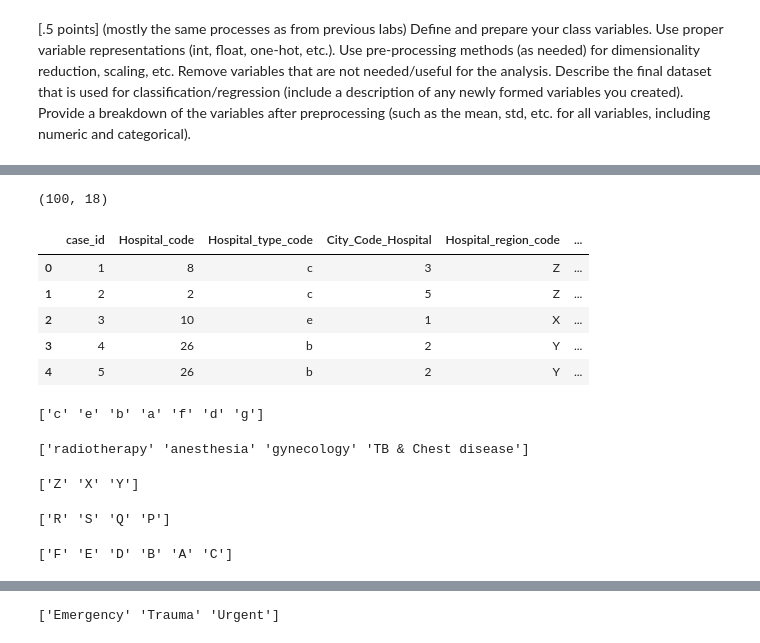
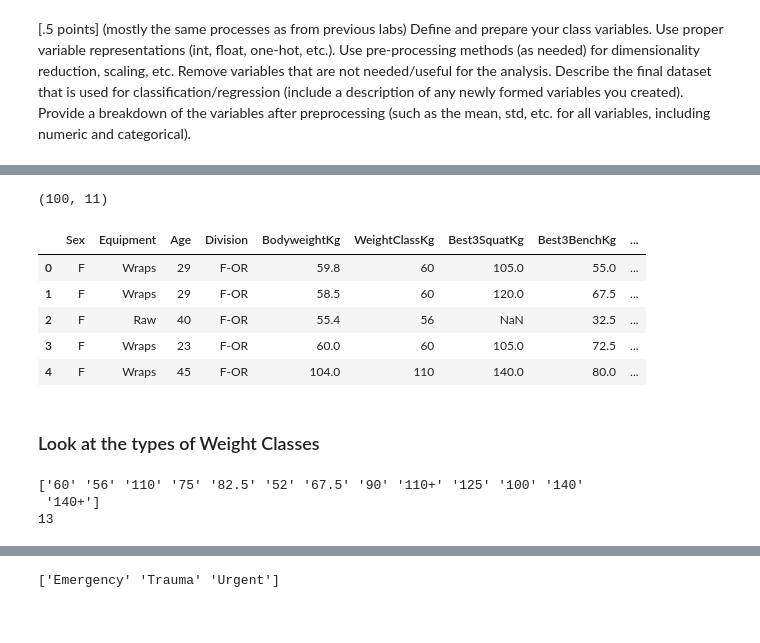
Before and after one commit to calebm00re/S22-ml03, a Jupyter notebook: notebook.ipynb, the cells around one changed output, grey strips where cells are left out. Cells and saved outputs as stored; diff of their text form; code cells hidden in the pictures.

```diff
--- a/notebook.ipynb
+++ b/notebook.ipynb
@@ -39,2 +107,31 @@ We plan to shoot for around 60% to keep our expectations realistic but also sign
+# %%
+cols_to_drop = [
+    'Name',
+    'Event',
+    'TotalKg',
+    'AgeClass',
+    'Squat1Kg',
+    'Squat2Kg',
+    'Squat3Kg',
+    'Squat4Kg',
+    'Bench1Kg',
+    'Bench2Kg',
+    'Bench3Kg',
+    'Bench4Kg',
+    'Deadlift1Kg',
+    'Deadlift2Kg',
+    'Deadlift3Kg',
+    'Deadlift4Kg',
+    'Place',
+    'Wilks',
+    'McCulloch',
+    'Glossbrenner',
+    'IPFPoints',
+    'MeetCountry',
+    'MeetState',
+    'MeetName',
+    'Country',
+    'Date',
+]
 # %% [markdown]
 [.5 points] (mostly the same processes as from previous labs) Define and prepare your class variables. Use proper variable representations (int, float, one-hot, etc.). Use pre-processing methods (as needed) for dimensionality reduction, scaling, etc. Remove variables that are not needed/useful for the analysis. Describe the final dataset that is used for classification/regression (include a description of any newly formed variables you created). Provide a breakdown of the variables after preprocessing (such as the mean, std, etc. for all variables, including numeric and categorical).
@@ -41,34 +149,25 @@ We plan to shoot for around 60% to keep our expectations realistic but also sign
 # %%
 # lets look at the data
-df = pd.read_csv('data/train.csv', nrows=100)
+df = pd.read_csv('data/openpowerlifting.csv', nrows=100)
+# Drop the columns we don't need
+df = df.drop(cols_to_drop, axis=1)
 print(df.shape)
 df.head()
 # %% [output]
-(100, 18)
+(100, 11)
-|  | case_id | Hospital_code | Hospital_type_code | City_Code_Hospital | Hospital_region_code | ... |
-| 0 | 1 | 8 | c | 3 | Z | ... |
-| 1 | 2 | 2 | c | 5 | Z | ... |
-| 2 | 3 | 10 | e | 1 | X | ... |
-| 3 | 4 | 26 | b | 2 | Y | ... |
-| 4 | 5 | 26 | b | 2 | Y | ... |
+|  | Sex | Equipment | Age | Division | BodyweightKg | WeightClassKg | Best3SquatKg | Best3BenchKg | ... |
+| 0 | F | Wraps | 29 | F-OR | 59.8 | 60 | 105.0 | 55.0 | ... |
+| 1 | F | Wraps | 29 | F-OR | 58.5 | 60 | 120.0 | 67.5 | ... |
+| 2 | F | Raw | 40 | F-OR | 55.4 | 56 | NaN | 32.5 | ... |
+| 3 | F | Wraps | 23 | F-OR | 60.0 | 60 | 105.0 | 72.5 | ... |
+| 4 | F | Wraps | 45 | F-OR | 104.0 | 110 | 140.0 | 80.0 | ... |
+# %% [markdown]
+### Look at the types of Weight Classes
 # %%
 # Lets look at some unique values that might be worth encoding
-print(df['Hospital_type_code'].unique())
+print(df['WeightClassKg'].unique())
+print(len(df['WeightClassKg'].unique()))
 # %% [output]
-['c' 'e' 'b' 'a' 'f' 'd' 'g']
+['60' '56' '110' '75' '82.5' '52' '67.5' '90' '110+' '125' '100' '140'
+ '140+']
+13
-# %%
-print(df['Department'].unique())
-# %% [output]
-['radiotherapy' 'anesthesia' 'gynecology' 'TB & Chest disease']
-# %%
-print(df['Hospital_region_code'].unique())
-# %% [output]
-['Z' 'X' 'Y']
-# %%
-print(df['Ward_Type'].unique())
-# %% [output]
-['R' 'S' 'Q' 'P']
-# %%
-print(df['Ward_Facility_Code'].unique())
-# %% [output]
-['F' 'E' 'D' 'B' 'A' 'C']
```
Also changed, not shown: parts of 16 cells of this notebook, 4 other files.
